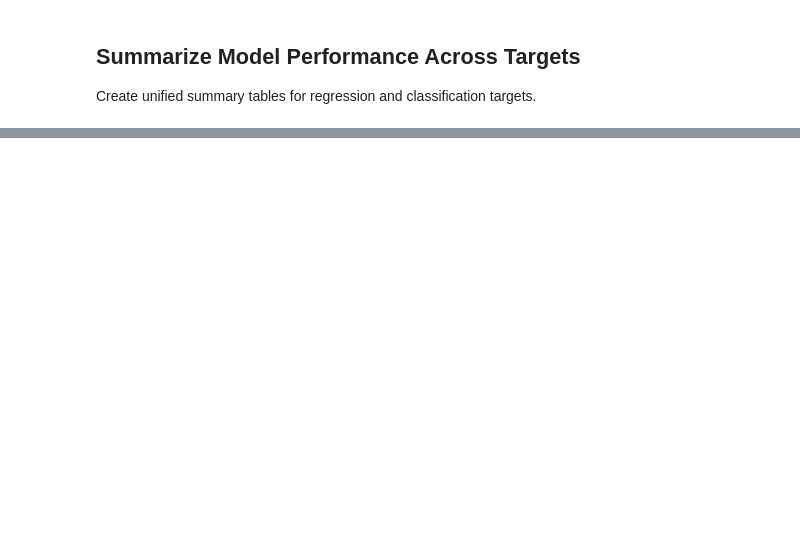
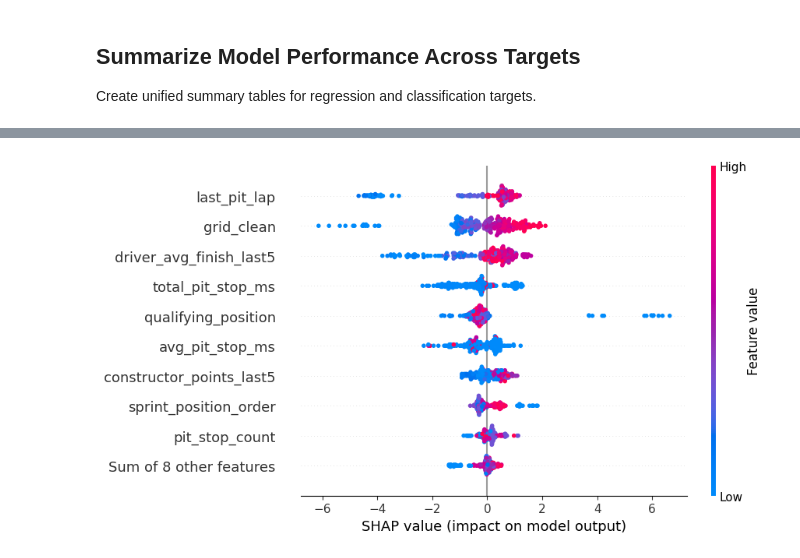
Before and after one commit to blackpaigestone/f1-worldchamp, a Jupyter notebook: 04_race_strategy_and_pit_stop_modeling.ipynb, the cells around one changed output, grey strips where cells are left out. Drawn from its saved outputs; the diff is of its cells as text; code cells hidden in the pictures; blank space fills up the shorter version.

```diff
--- a/04_race_strategy_and_pit_stop_modeling.ipynb
+++ b/04_race_strategy_and_pit_stop_modeling.ipynb
@@ -629,0 +718,9 @@ classification_summary
+# %%
+import shap
+
+explainer = shap.Explainer(xgb_model)
+shap_values = explainer(all_results["finish_improvement"]["prepared"]["X_test"])
+
+shap.plots.beeswarm(shap_values)
+# %% [output]
+[figure, added]
```
Also changed, not shown: parts of 29 cells of this notebook.
